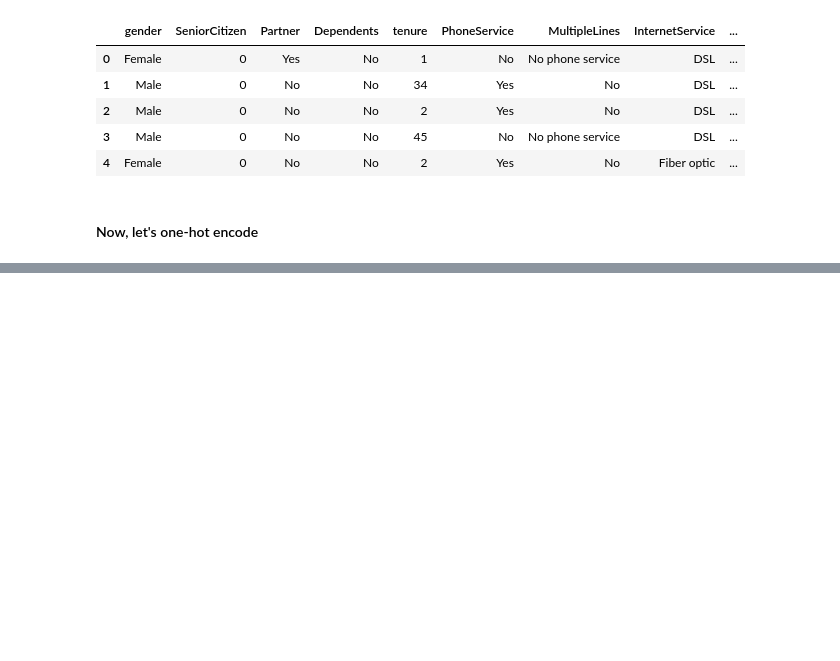
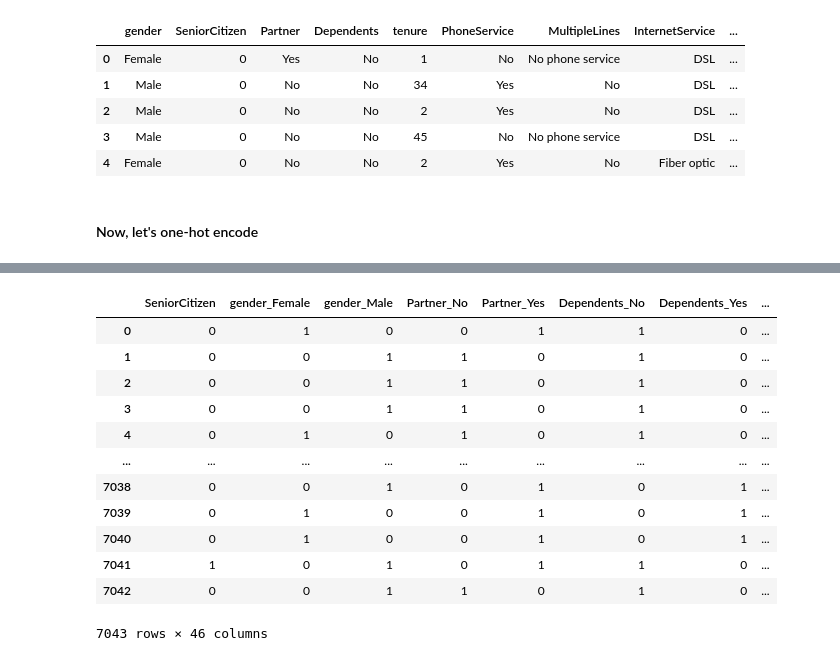
Before and after one commit to ItsFa-tih/Project-2, a Jupyter notebook: Telco_Churn_Neural_Network.ipynb, the cells around one changed output, grey strips where cells are left out. Saved outputs shown, nothing was run; the diff lists cells and outputs as text; code cells hidden in the pictures; blank space fills up the shorter version.

```diff
--- a/Telco_Churn_Neural_Network.ipynb
+++ b/Telco_Churn_Neural_Network.ipynb
@@ -69,7 +69,7 @@ cleaned_data.head()
 # %% [markdown]
 #### Now, let's one-hot encode
 # %%
-categoricals = cleaned_data.columns.drop(['tenure', 'MonthlyCharges', 'TotalCharges'])
+categoricals = cleaned_data.columns.drop(['tenure', 'MonthlyCharges', 'TotalCharges', 'Churn'])
 categoricals
 # %% [output]
 Index(['gender', 'SeniorCitizen', 'Partner', 'Dependents', 'PhoneService',
@@ -79,5 +79,5 @@ Index(['gender', 'SeniorCitizen', 'Partner', 'Dependents', 'PhoneService',
       dtype='object')
 # %%
-encoded_data = pd.get_dummies(cleaned_data['gender':'tenure', 'PhoneService':'MonthlyCharges', 'Churn'])
+encoded_data = pd.get_dummies(cleaned_data[categoricals])
 encoded_data.head()
 # %% [output]
@@ -84,0 +91,17 @@ TypeError: '(slice('gender', 'tenure', None), slice('PhoneService', 'MonthlyChar
+# %%
+encoded_data = pd.concat([encoded_data, pd.DataFrame(cleaned_data[['tenure', 'MonthlyCharges', 'TotalCharges', 'Churn']])], axis=1)
+encoded_data
+# %% [output]
+|  | SeniorCitizen | gender_Female | gender_Male | Partner_No | Partner_Yes | Dependents_No | Dependents_Yes | ... |
+| 0 | 0 | 1 | 0 | 0 | 1 | 1 | 0 | ... |
+| 1 | 0 | 0 | 1 | 1 | 0 | 1 | 0 | ... |
+| 2 | 0 | 0 | 1 | 1 | 0 | 1 | 0 | ... |
+| 3 | 0 | 0 | 1 | 1 | 0 | 1 | 0 | ... |
+| 4 | 0 | 1 | 0 | 1 | 0 | 1 | 0 | ... |
+| ... | ... | ... | ... | ... | ... | ... | ... | ... |
+| 7038 | 0 | 0 | 1 | 0 | 1 | 0 | 1 | ... |
+| 7039 | 0 | 1 | 0 | 0 | 1 | 0 | 1 | ... |
+| 7040 | 0 | 1 | 0 | 0 | 1 | 0 | 1 | ... |
+| 7041 | 1 | 0 | 1 | 0 | 1 | 1 | 0 | ... |
+| 7042 | 0 | 0 | 1 | 1 | 0 | 1 | 0 | ... |
+7043 rows × 46 columns
```
Also changed, not shown: parts of 6 cells of this notebook.
